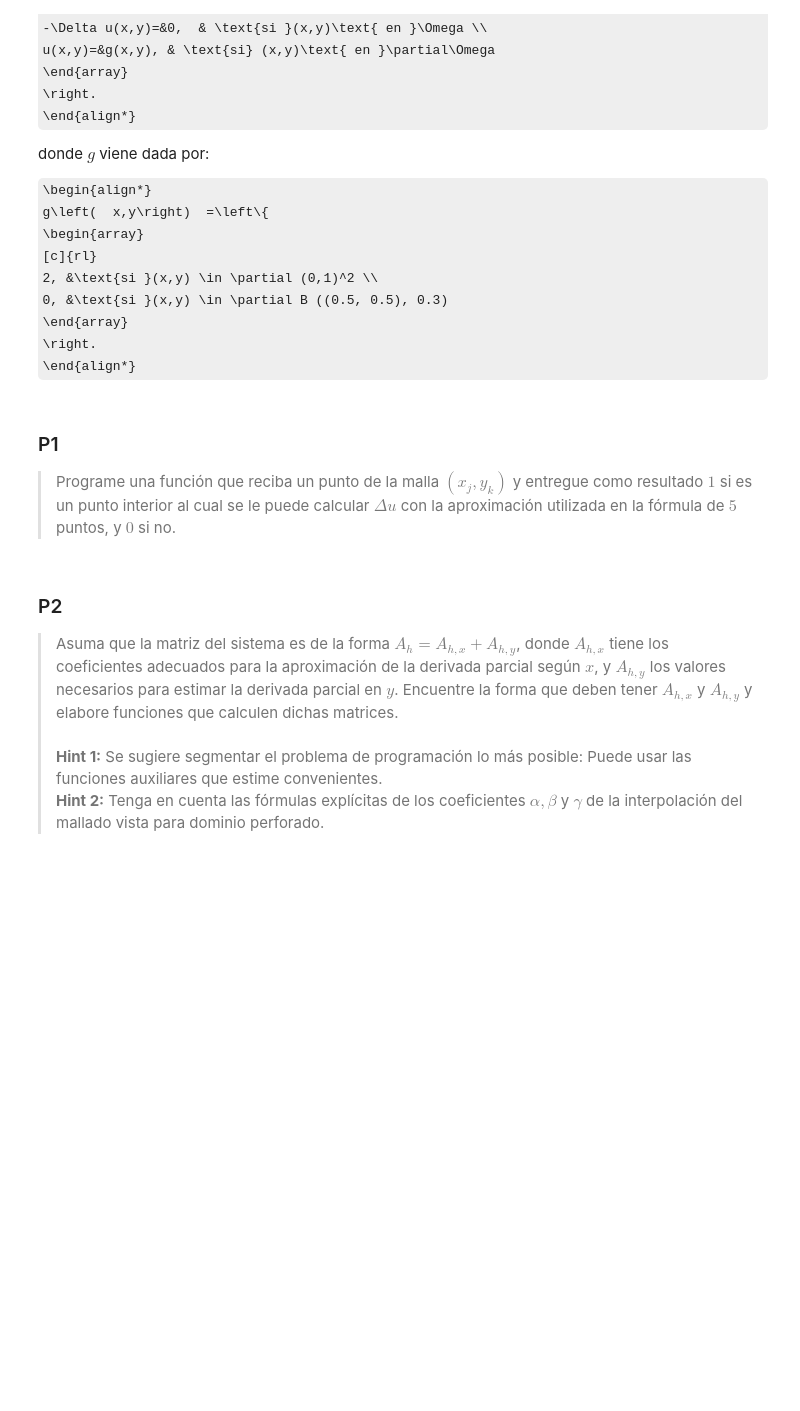
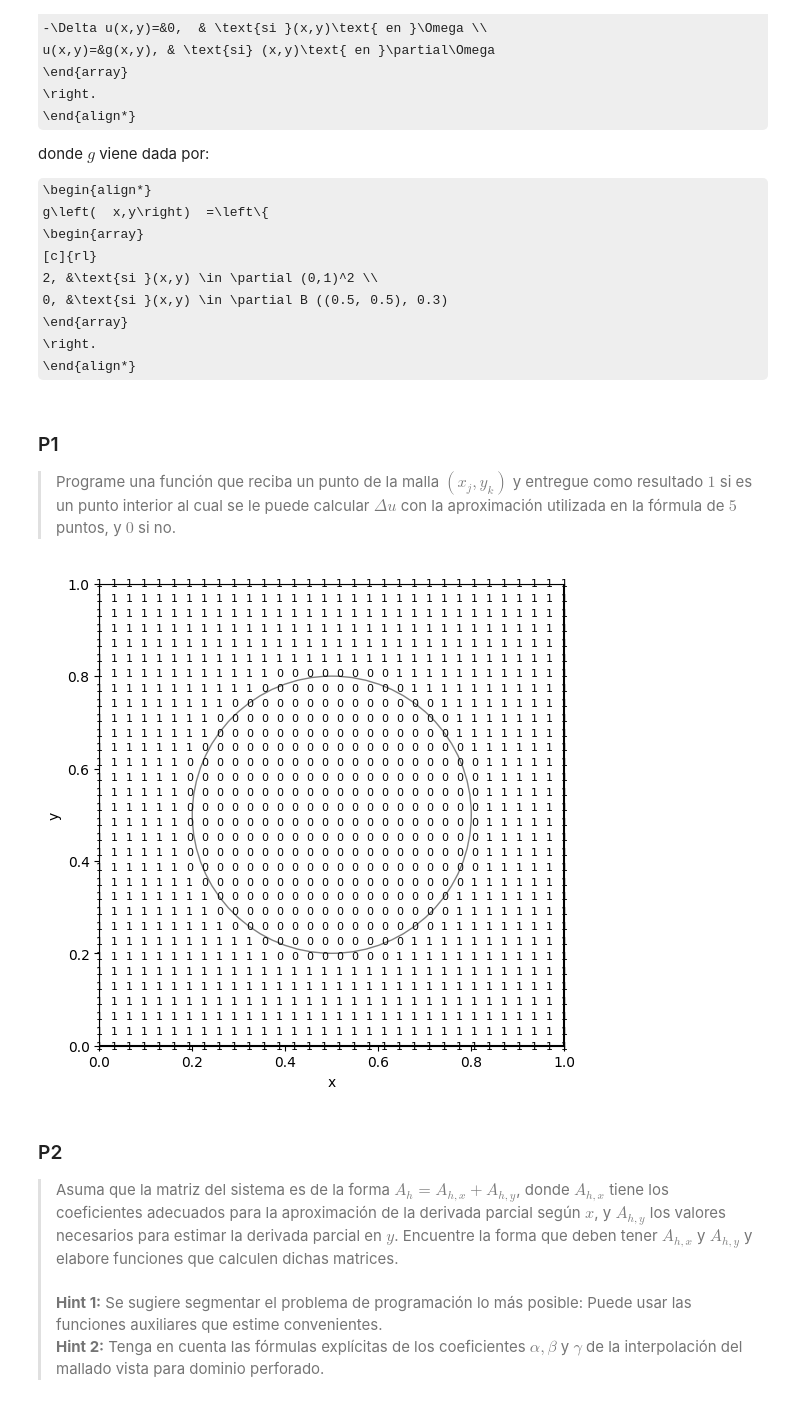
Before and after one commit to Sebastijo/Analisis-Numerico-de-EDPs, a Jupyter notebook: Lab 1/Laboratorio_1.ipynb, the cells around one changed output. Drawn from its saved outputs; the diff is of its cells as text; code cells hidden in the pictures; some formulas as TeX source; blank space fills up the shorter version.

```diff
--- a/Lab 1/Laboratorio_1.ipynb
+++ b/Lab 1/Laboratorio_1.ipynb
@@ -164,6 +377,89 @@ g\left(  x,y\right)  =\left\{
 ### P1
 
 > Programe una función que reciba un punto de la malla $(x_j , y_k)$ y entregue como resultado $1$ si es un punto interior al cual se le puede calcular $\Delta u$ con la aproximación utilizada en la fórmula de $5$ puntos, y $0$ si no.
+# %%
+def en_el_hoyo(x:float,y:float) -> bool:
+  """
+  Entrega el valor de verdad de la proposición '(x,y) está en el hoyo'.
+  """
+  return (x-0.5)**2 + (y-0.5)**2 <= 0.09
+
+def stencilx(x:float,y:float,N:int) -> int:
+  """
+  Recibe un punto (x,y) en el cuadrado unitario, lo proyecta al mallado, y entrega 0 si el punto (proyectado) tiene vecinos en el eje x en el hoyo y 1 en caso contrario.
+  """
+  assert 0<=x and 0<=y and x<=1 and y<=1, f"({x},{y}) no se ecuentra en el cuadrado unitario."
+  X,Y= omega(N)
+  x = min(X,key=lambda t: abs(t-x))
+  y = min(Y,key=lambda t: abs(t-y))
+  j = np.where(X == x)[0][0]
+  k = np.where(Y == y)[0][0]
+  if j==0 or j==len(X)-1 or k==0 or k==len(Y)-1:
+    return 1
+  if en_el_hoyo(X[j],Y[k]) or en_el_hoyo(X[j-1],Y[k]) or en_el_hoyo(X[j+1],Y[k]):
+    return 0
+  return 1
+
+def stencily(x:float,y:float,N:int) -> int:
+  """
+  Recibe un punto (x,y) en el cuadrado unitario, lo proyecta al mallado, y entrega 0 si el punto (proyectado) tiene vecinos en el eje y en el hoyo y 1 en caso contrario.
+  """
+  assert 0<=x and 0<=y and x<=1 and y<=1, f"({x},{y}) no se ecuentra en el cuadrado unitario."
+  X,Y= omega(N)
+  x = min(X,key=lambda t: abs(t-x))
+  y = min(Y,key=lambda t: abs(t-y))
+  j = np.where(X == x)[0][0]
+  k = np.where(Y == y)[0][0]
+  if j==0 or j==len(X)-1 or k==0 or k==len(Y)-1:
+    return 1
+  if en_el_hoyo(X[j],Y[k]) or en_el_hoyo(X[j],Y[k-1]) or en_el_hoyo(X[j],Y[k+1]):
+    return 0
+  return 1
+
+def stencil(x,y,N):
+  result = min(stencilx(x,y,N),stencily(x,y,N))
+  return result
+
+
+"""
+Un LLM asistió con el siguiente plot.
+"""
+
+# Número de puntos por eje
+n_puntos = 30
+
+# Genera puntos con espaciado uniforme
+x,y = omega(n_puntos)
+x_puntos, y_puntos = np.meshgrid(x,y)
+x_puntos = x_puntos.flatten()
+y_puntos = y_puntos.flatten()
+
+# Determina el color de cada punto según la función stencil
+colores = [stencil(x, y, n_puntos) for x, y in zip(x_puntos, y_puntos)]
+
+# Gráfica del cuadrado unitario
+plt.figure(figsize=(6, 6))
+plt.plot([0, 1, 1, 0, 0], [0, 0, 1, 1, 0], 'k-', label='Cuadrado Unitario')  # Cuadrado unitario
+
+# Gráfica del círculo
+circulo = plt.Circle((0.5, 0.5), 0.3, color='gray', fill=False)
+plt.gca().add_patch(circulo)
+
+# Gráfica de dispersión de los puntos
+for x, y, c in zip(x_puntos, y_puntos, colores):
+    etiqueta = '1' if c == 1 else '0'
+    plt.text(x, y, etiqueta, color='black', fontsize=8, ha='center', va='center')
+
+# Establece límites y etiquetas de los ejes
+plt.xlim(0, 1)
+plt.ylim(0, 1)
+plt.xlabel('x')
+plt.ylabel('y')
+
+# Muestra la gráfica
+plt.show()
+# %% [output]
+[figure, added]
 # %% [markdown]
 ### P2
 
```
Also changed, not shown: parts of 16 cells of this notebook, 3 other files.
